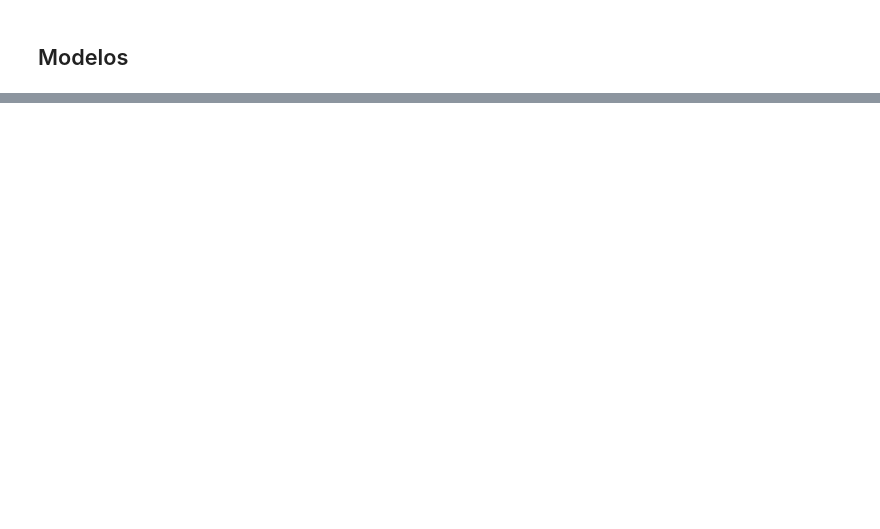
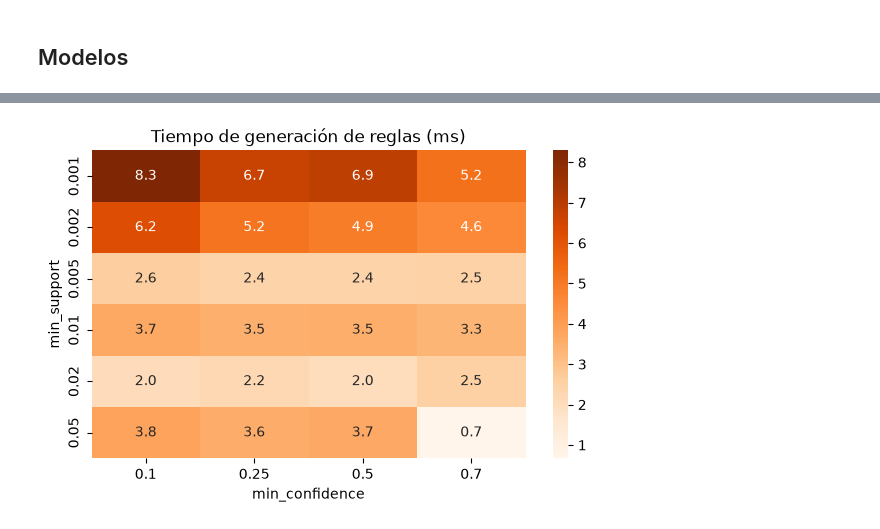
Before and after one commit to ku2a/fp-growth, a Jupyter notebook: main.ipynb, the cells around one changed output, grey strips where cells are left out. Saved outputs shown, nothing was run; the diff lists cells and outputs as text; code cells hidden in the pictures; blank space fills up the shorter version.

```diff
--- a/main.ipynb
+++ b/main.ipynb
@@ -463,0 +404,26 @@ Con soporte 1 % los tres algoritmos devuelven exactamente los mismos itemsets y
+# %%
+experiment, all_rules = [], {}
+for min_support in SUPPORT_GRID:
+    for name, algorithm in algorithms.items():
+        mining_ms, itemsets = measure_runtime(algorithm, min_support)
+        memory_mb = measure_memory(algorithm, min_support)
+        for min_confidence in CONFIDENCE_GRID:
+            rules_ms, rules = build_rules(itemsets, min_confidence)
+            all_rules[(name, min_support, min_confidence)] = rules
+            n_useful = (rules['lift'] >= USEFUL_LIFT).sum()
+            experiment.append({
+                'algorithm': name,
+                'min_support': min_support,
+                'min_confidence': min_confidence,
+                'mining_ms': mining_ms,
+                'rules_ms': rules_ms,
+                'total_ms': mining_ms + rules_ms,
+                'memory_mb': memory_mb,
+                'n_itemsets': len(itemsets),
+                'n_rules': len(rules),
+                'n_useful_rules': n_useful,
+                'useful_ratio': n_useful / len(rules) if len(rules) else np.nan,
+                **{f'mean_{metric}': rules[metric].mean() for metric in QUALITY_METRICS},
+            })
+experiment = pd.DataFrame(experiment)
+experiment.round(3)
@@ -463,0 +497,9 @@ Con soporte 1 % los tres algoritmos devuelven exactamente los mismos itemsets y
+# %%
+rules_time = experiment.groupby(['min_support', 'min_confidence'])['rules_ms'].median().unstack()
+
+plt.figure(figsize=(7, 4))
+sns.heatmap(rules_time, annot=True, fmt='.1f', cmap='Oranges')
+plt.title('Tiempo de generación de reglas (ms)')
+plt.show()
+# %% [output]
+[figure, added]
```
Also changed, not shown: parts of 53 cells of this notebook.
